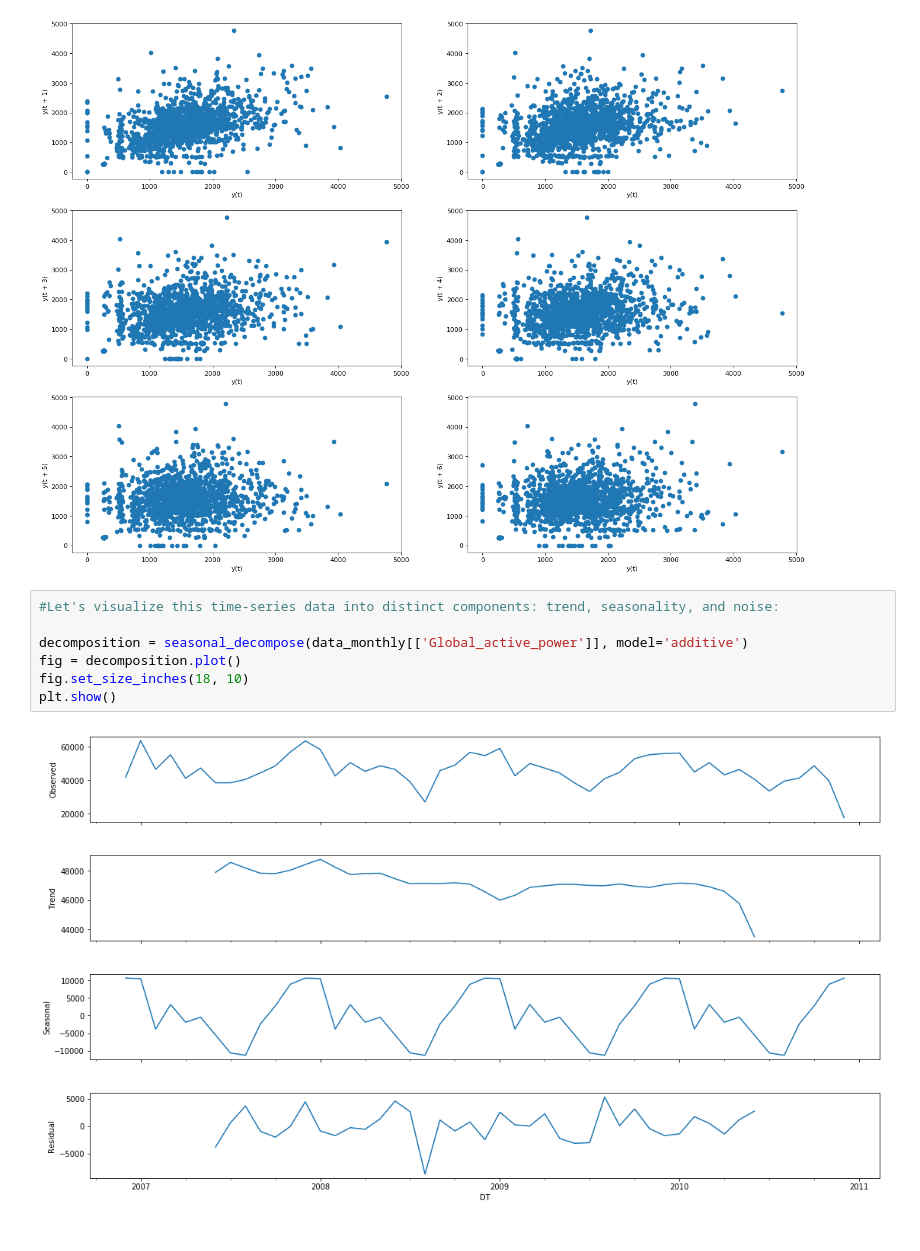
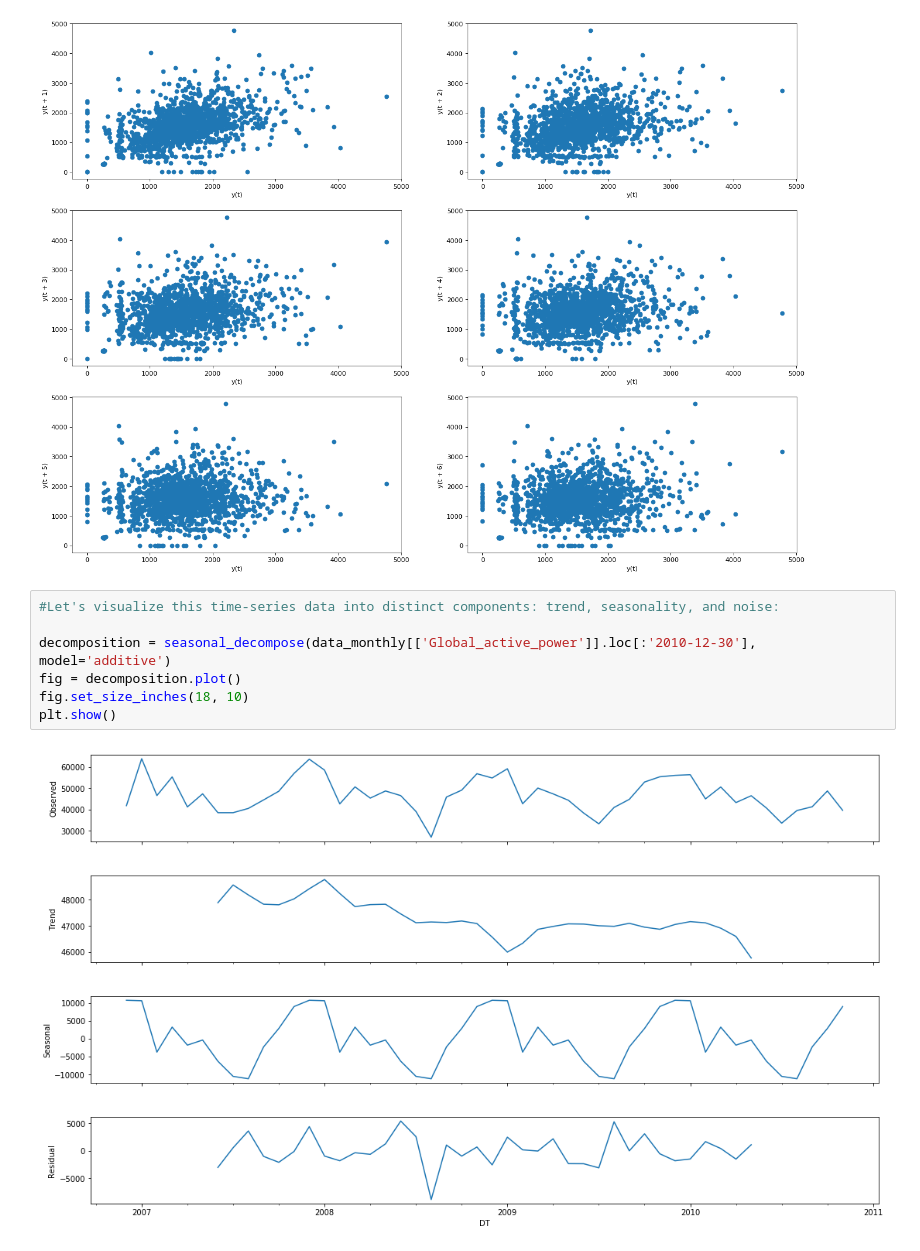
Before and after one commit to divya-nk/data-challenges, a Jupyter notebook: electricity_consumption_time_series_forecast.ipynb, the cells around one changed output. Saved outputs shown, nothing was run; the diff lists cells and outputs as text.

```diff
--- a/electricity_consumption_time_series_forecast.ipynb
+++ b/electricity_consumption_time_series_forecast.ipynb
@@ -299,9 +322,9 @@ plt.show()
 # %%
 #Let's visualize this time-series data into distinct components: trend, seasonality, and noise:
 
-decomposition = seasonal_decompose(data_monthly[['Global_active_power']], model='additive')
+decomposition = seasonal_decompose(data_monthly[['Global_active_power']].loc[:'2010-12-30'], model='additive')
 fig = decomposition.plot()
 fig.set_size_inches(18, 10)
 plt.show()
 # %% [output]
-[figure, old version]
+[figure, new version]
```
Also changed, not shown: parts of 17 cells of this notebook.
